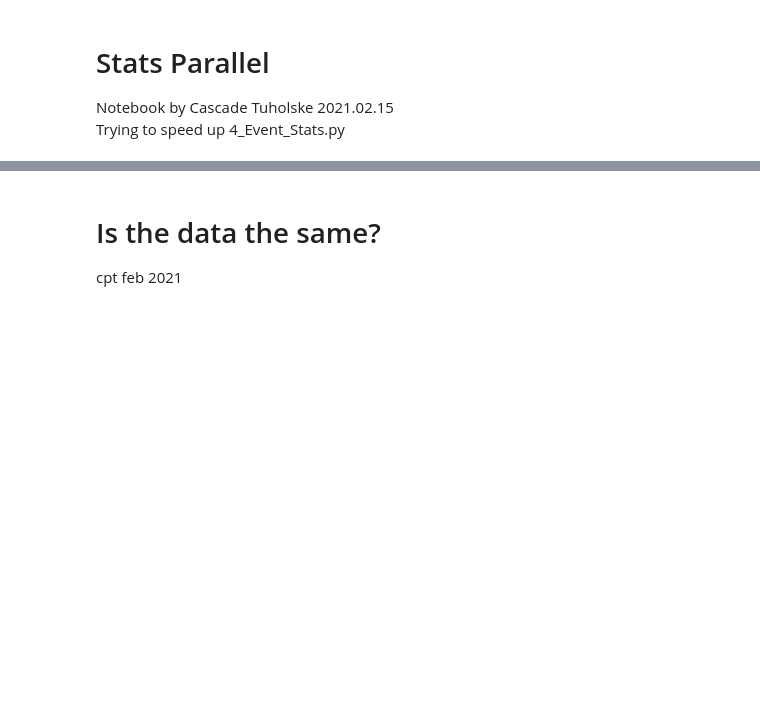
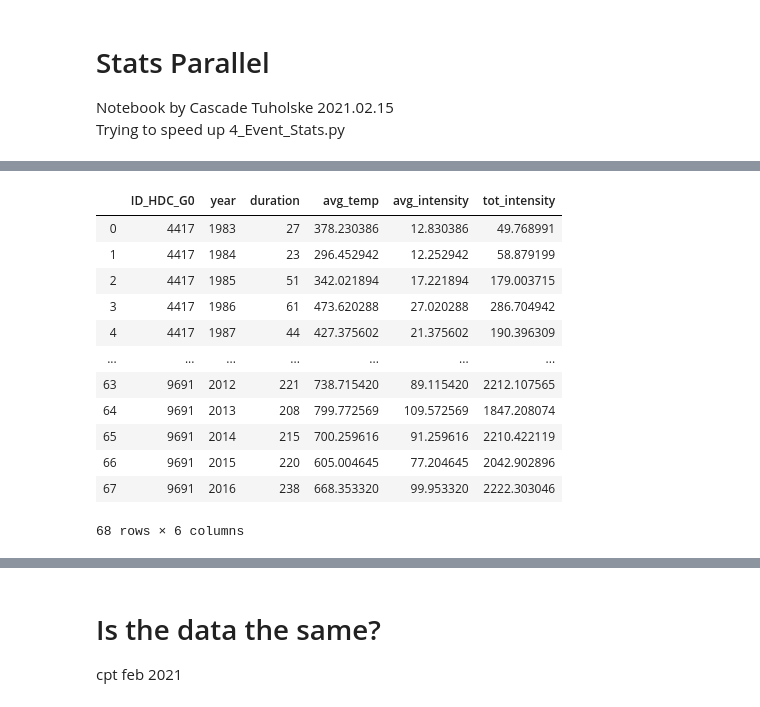
Before and after one commit to ecohydro/GlobalUrbanHeat, a Jupyter notebook: src/cpt_Stats_parallel.ipynb, the cells around one changed output, grey strips where cells are left out. Drawn from its saved outputs; the diff is of its cells as text; code cells hidden in the pictures; blank space fills up the shorter version.

```diff
--- a/src/cpt_Stats_parallel.ipynb
+++ b/src/cpt_Stats_parallel.ipynb
@@ -33,0 +67,2 @@ fns
+# %%
+df = pd.read_json(fns[0], orient = 'split')
@@ -33,0 +78,18 @@ fns
+# %%
+test = df[(df['ID_HDC_G0'] == 9691) | (df['ID_HDC_G0'] == 4417)]
+# %%
+test.groupby(['ID_HDC_G0','year']).sum().reset_index()
+# %% [output]
+|  | ID_HDC_G0 | year | duration | avg_temp | avg_intensity | tot_intensity |
+| 0 | 4417 | 1983 | 27 | 378.230386 | 12.830386 | 49.768991 |
+| 1 | 4417 | 1984 | 23 | 296.452942 | 12.252942 | 58.879199 |
+| 2 | 4417 | 1985 | 51 | 342.021894 | 17.221894 | 179.003715 |
+| 3 | 4417 | 1986 | 61 | 473.620288 | 27.020288 | 286.704942 |
+| 4 | 4417 | 1987 | 44 | 427.375602 | 21.375602 | 190.396309 |
+| ... | ... | ... | ... | ... | ... | ... |
+| 63 | 9691 | 2012 | 221 | 738.715420 | 89.115420 | 2212.107565 |
+| 64 | 9691 | 2013 | 208 | 799.772569 | 109.572569 | 1847.208074 |
+| 65 | 9691 | 2014 | 215 | 700.259616 | 91.259616 | 2210.422119 |
+| 66 | 9691 | 2015 | 220 | 605.004645 | 77.204645 | 2042.902896 |
+| 67 | 9691 | 2016 | 238 | 668.353320 | 99.953320 | 2222.303046 |
+68 rows × 6 columns
```
Also changed, not shown: parts of 18 cells of this notebook, 4 other files.
